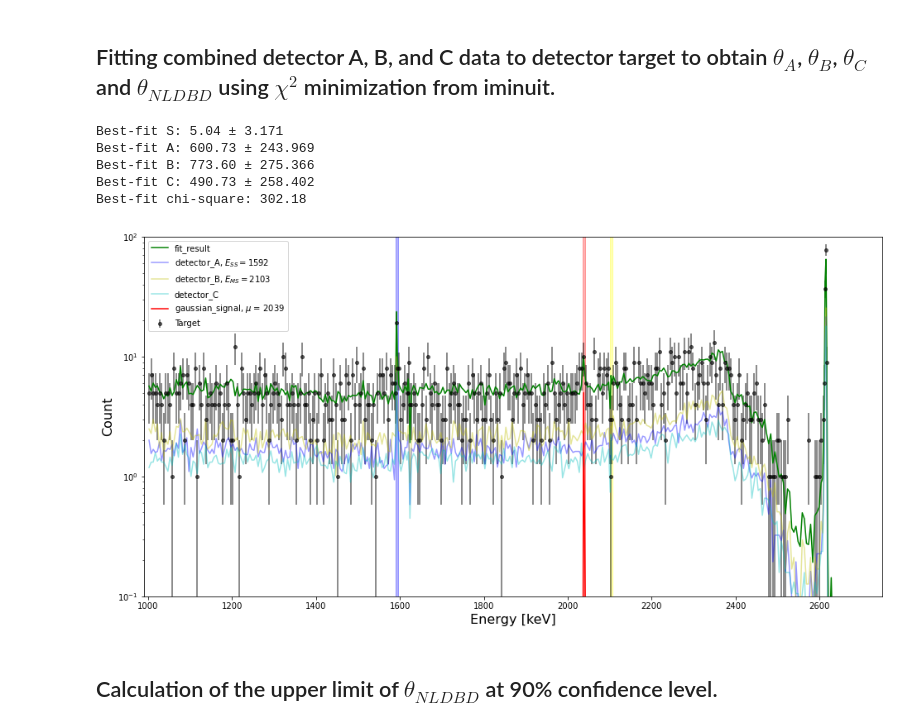
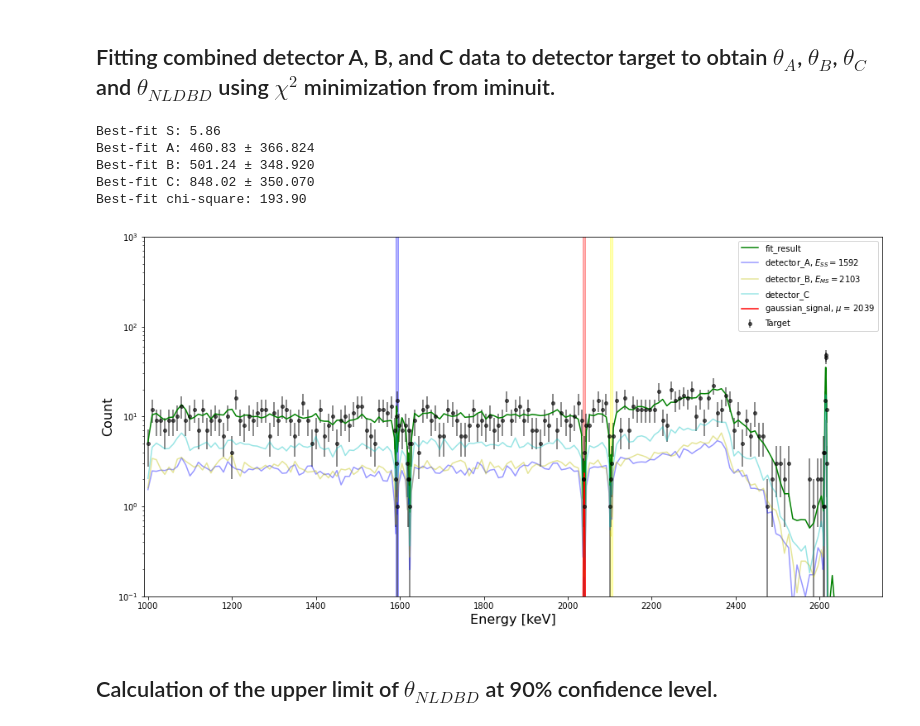
Before and after one commit to Haiwenxu/DSC_291_Freq_Fitting, a Jupyter notebook: DSC_291_final.ipynb, the cells around one changed output. Saved outputs shown, nothing was run; the diff lists cells and outputs as text; code cells hidden in the pictures.

```diff
--- a/DSC_291_final.ipynb
+++ b/DSC_291_final.ipynb
@@ -67,7 +74,7 @@ coarse_bin_width = 5  # Coarser bin width outside ROIs
 # %% [markdown]
 ## Energy Spectrum
 # %%
-# Start with coarse bins outside the first ROI
+# Initialize bins with coarse bins before the first ROI
 bins = np.arange(lowE, rois[0][0], coarse_bin_width)
 
 # Loop through each ROI and add bins
@@ -80,17 +87,36 @@ for i, (roi_min, roi_max) in enumerate(rois):
     if i < len(rois) - 1:
         next_roi_min = rois[i + 1][0]
     else:
-        next_roi_min = highE + coarse_bin_width
+        next_roi_min = highE
 
     # Coarse bins between the current ROI and the next one
     coarse_bins = np.arange(roi_max, next_roi_min, coarse_bin_width)
     bins = np.concatenate((bins, coarse_bins))
 
-# Ensure the final bin covers the maximum value
+# Ensure the final bin reaches exactly highE
 if bins[-1] < highE:
     bins = np.append(bins, highE)
 
-n_bins = bins
+# print("Bin centers:", bins)
+
+
+# Calculate bin widths (difference between consecutive centers)
+bin_widths = np.diff(bins)
+
+# Calculate bin edges
+bin_edges = np.concatenate((
+    [bins[0] - bin_widths[0] / 2],  # First edge
+    bins[:-1] + bin_widths / 2,     # Intermediate edges
+    [bins[-1] + bin_widths[-1] / 2] # Last edge
+))
+
+print("Bin Edges:", bin_edges)
+
+
+
+
+
+n_bins = bin_edges
 # n_bins = 200
 print('Number of Bins: ' + str(len(bins)))
 
@@ -461,7 +503,7 @@ best_fit_B_err = minuit.errors["B_fit"]
 best_fit_C_err = minuit.errors["C_fit"]
 
 
-print(f"Best-fit S: {best_fit_S:.2f}" + f" \u00B1 {best_fit_S_err:.3f}")
+print(f"Best-fit S: {best_fit_S:.2f}")
 print(f"Best-fit A: {best_fit_A:.2f}" + f" \u00B1 {best_fit_A_err:.3f}")
 print(f"Best-fit B: {best_fit_B:.2f}" + f" \u00B1 {best_fit_B_err:.3f}")
 print(f"Best-fit C: {best_fit_C:.2f}" + f" \u00B1 {best_fit_C_err:.3f}")
@@ -470,40 +512,44 @@ print(f"Best-fit C: {best_fit_C:.2f}" + f" \u00B1 {best_fit_C_err:.3f}")
 # Print the best-fit chi-square value
 chi2_min = minuit.fval
 
 print (f"Best-fit chi-square: {chi2_min:.2f}")
 
 plt.figure(figsize=(16,8))
 plt.plot(bkg(lowE,highE , n_bins, best_fit_A, best_fit_B, best_fit_C)[0],
          bkg(lowE,highE , n_bins, best_fit_A, best_fit_B, best_fit_C)[1] + signal(lowE, highE, n_bins, N_peak, sigma, best_fit_S)[1],color='g', label='fit_result')
 plt.plot(bkg_A(lowE,highE , n_bins, best_fit_A)[0], bkg_A(lowE,highE , n_bins, best_fit_A)[1],alpha=0.4,color='b', label='detector_A, ' + r'$E_{SS} = $' + str(A_peak))
 plt.plot(bkg_B(lowE,highE , n_bins, best_fit_B)[0], bkg_B(lowE,highE , n_bins, best_fit_B)[1],alpha=0.4,color='y', label='detector_B, ' + r'$E_{MS} = $' + str(B_peak))
 plt.plot(bkg_C(lowE,highE , n_bins, best_fit_C)[0], bkg_C(lowE,highE , n_bins, best_fit_C)[1],alpha=0.4,color='c', label='detector_C')
 # plt.hist(detector_Target_cut['Energy'], bins = n_bins, range = (lowE, highE), histtype='step', stacked=True, fill=False, label='fit_target', color='k')
 plt.errorbar((target_edges[:-1] + target_edges[1:]) / 2, target, yerr=np.sqrt(target),
              fmt='o', linestyle='None', markersize=4,
              alpha=0.6, color='black', label='Target')
+# plt.scatter((target_edges[:-1] + target_edges[1:]) / 2, target
+#             , linestyle='None', s=10,
+#              alpha=0.6, color='black', label='Target')
 plt.plot(signal(lowE, highE, n_bins, N_peak, sigma, best_fit_S)[0],signal(lowE, highE, n_bins, N_peak, sigma, best_fit_S)[1],color='r',label='gaussian_signal, ' + r'$\mu$ = ' + str(N_peak))
 
 plt.fill_between(A_peak_arr, counts_lo, counts_hi, color='blue', alpha=0.3)
 plt.fill_between(B_peak_arr, counts_lo, counts_hi, color='yellow', alpha=0.3)
 plt.fill_between(N_peak_arr, counts_lo, counts_hi, color='red', alpha=0.3)
 
 plt.yscale('log')
 plt.legend()
-plt.ylim(1e-1,1e2)
+plt.ylim(1e-1,1e3)
 plt.xlim(0.99e3,2.75e3)
+# plt.xlim(N_peak_lo,N_peak_hi)
 
 plt.xlabel('Energy [keV]',fontsize=16)
 plt.ylabel('Count',fontsize=16)
 
 plt.show()
 # %% [output]
-Best-fit S: 5.04 ± 3.171
-Best-fit A: 600.73 ± 243.969
-Best-fit B: 773.60 ± 275.366
-Best-fit C: 490.73 ± 258.402
-Best-fit chi-square: 302.18
+Best-fit S: 5.86
+Best-fit A: 460.83 ± 366.824
+Best-fit B: 501.24 ± 348.920
+Best-fit C: 848.02 ± 350.070
+Best-fit chi-square: 193.90
-[figure, old version]
+[figure, new version]
 # %% [markdown]
 ## Calculation of the upper limit of $θ_{NLDBD}$ at 90% confidence level.
 # %%
```
Also changed, not shown: parts of 15 cells of this notebook.
